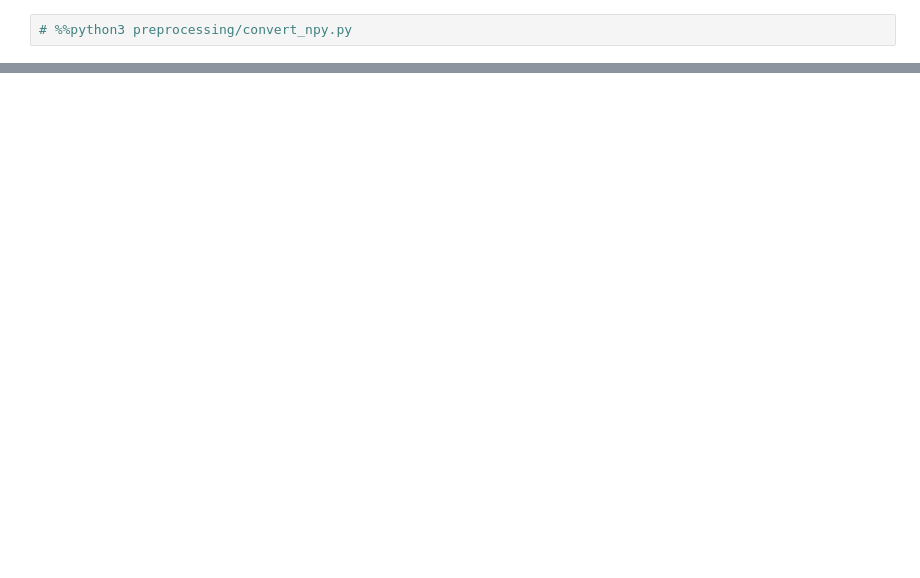
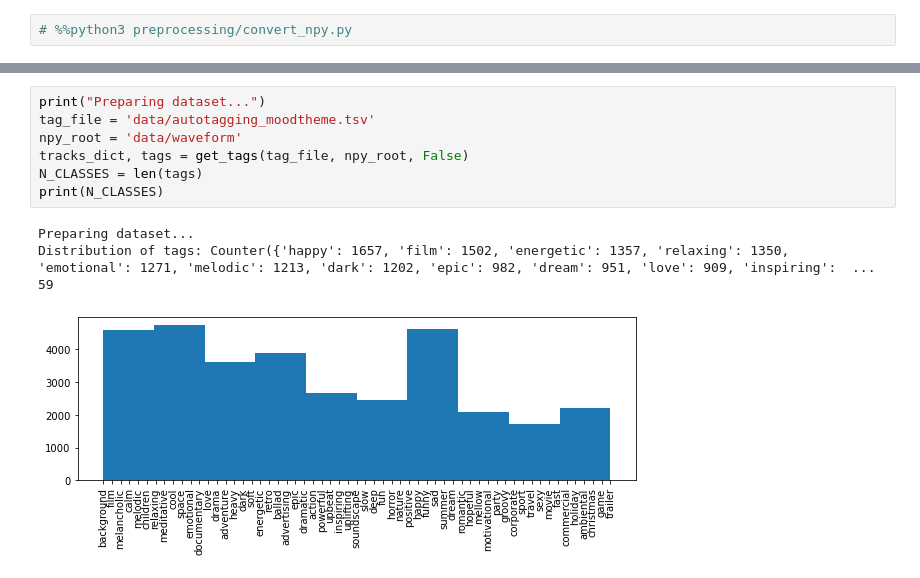
Before and after one commit to Jenniferlyx/si699-music-tagging, a Jupyter notebook: train.ipynb, the cells around one changed output, grey strips where cells are left out. Drawn from its saved outputs; the diff is of its cells as text; blank space fills up the shorter version.

```diff
--- a/train.ipynb
+++ b/train.ipynb
@@ -109,0 +166,12 @@ Run on: cuda
+# %%
+print("Preparing dataset...")
+tag_file = 'data/autotagging_moodtheme.tsv'
+npy_root = 'data/waveform'
+tracks_dict, tags = get_tags(tag_file, npy_root, False)
+N_CLASSES = len(tags)
+print(N_CLASSES)
+# %% [output]
+Preparing dataset...
+Distribution of tags: Counter({'happy': 1657, 'film': 1502, 'energetic': 1357, 'relaxing': 1350, 'emotional': 1271, 'melodic': 1213, 'dark': 1202, 'epic': 982, 'dream': 951, 'love': 909, 'inspiring':  ...
+59
+[figure, added]
```
Also changed, not shown: parts of 13 cells of this notebook.
